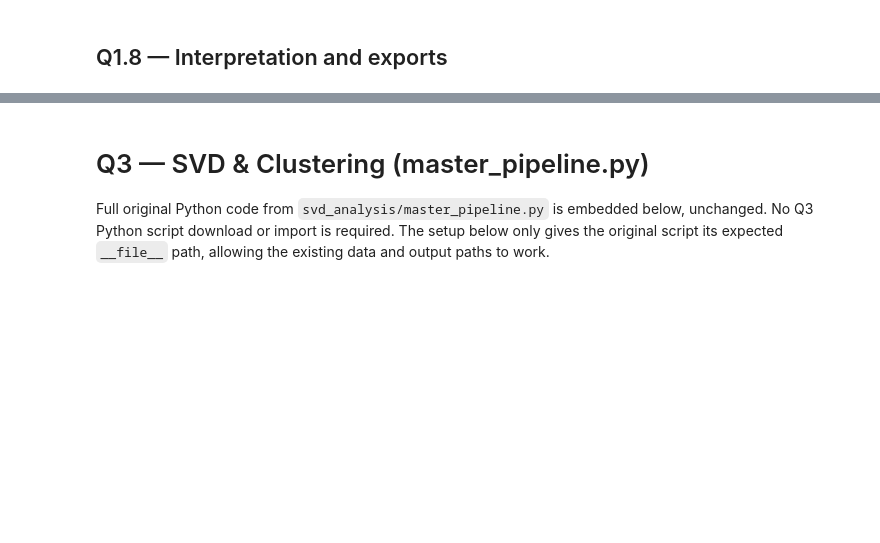
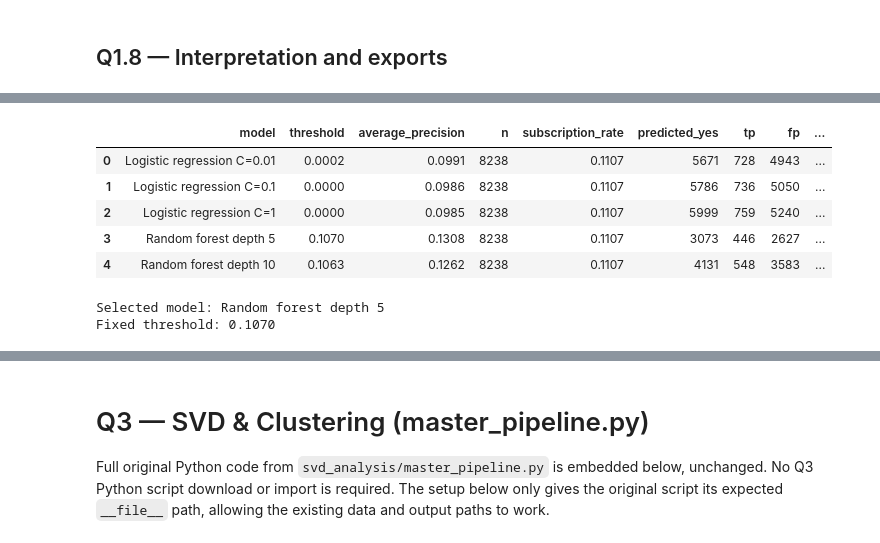
Before and after one commit to ziqing05/DS701-midterm, a Jupyter notebook: Project_Question_Analysis.ipynb, the cells around one changed output, grey strips where cells are left out. Cells and saved outputs as stored; diff of their text form; code cells hidden in the pictures; blank space fills up the shorter version.

```diff
--- a/Project_Question_Analysis.ipynb
+++ b/Project_Question_Analysis.ipynb
@@ -262,0 +390,31 @@ Q1 outputs saved to: /content/reproducibility_outputs/q1_results
+# %%
+q2_validation_rows = []
+q2_fitted = {}
+for q2_name in Q2_MODEL_NAMES:
+    q2_pipeline = make_q2_model(q2_name)
+    q2_pipeline.fit(X.iloc[train_ids], y[train_ids])
+    q2_scores = q2_pipeline.predict_proba(X.iloc[validation_ids])[:, 1]
+    q2_threshold, _ = q2_best_f1_threshold(y[validation_ids], q2_scores)
+    q2_fitted[q2_name] = {'pipeline': q2_pipeline, 'threshold': q2_threshold, 'scores': q2_scores}
+    q2_validation_rows.append({
+        'model': q2_name,
+        'threshold': q2_threshold,
+        'average_precision': average_precision_score(y[validation_ids], q2_scores),
+        **q2_classification_metrics(validation_ids, q2_scores >= q2_threshold),
+    })
+
+q2_validation_results = pd.DataFrame(q2_validation_rows)
+q2_selected_name = max(q2_validation_rows, key=lambda row: row['f1'])['model']  # max keeps the first in a tie
+Q2_THRESHOLD = q2_fitted[q2_selected_name]['threshold']
+display(q2_validation_results.round(4))
+print('Selected model:', q2_selected_name)
+print(f'Fixed threshold: {Q2_THRESHOLD:.4f}')
+# %% [output]
+|  | model | threshold | average_precision | n | subscription_rate | predicted_yes | tp | fp | ... |
+| 0 | Logistic regression C=0.01 | 0.0002 | 0.0991 | 8238 | 0.1107 | 5671 | 728 | 4943 | ... |
+| 1 | Logistic regression C=0.1 | 0.0000 | 0.0986 | 8238 | 0.1107 | 5786 | 736 | 5050 | ... |
+| 2 | Logistic regression C=1 | 0.0000 | 0.0985 | 8238 | 0.1107 | 5999 | 759 | 5240 | ... |
+| 3 | Random forest depth 5 | 0.1070 | 0.1308 | 8238 | 0.1107 | 3073 | 446 | 2627 | ... |
+| 4 | Random forest depth 10 | 0.1063 | 0.1262 | 8238 | 0.1107 | 4131 | 548 | 3583 | ... |
+Selected model: Random forest depth 5
+Fixed threshold: 0.1070
```
Also changed, not shown: parts of 28 cells of this notebook.
